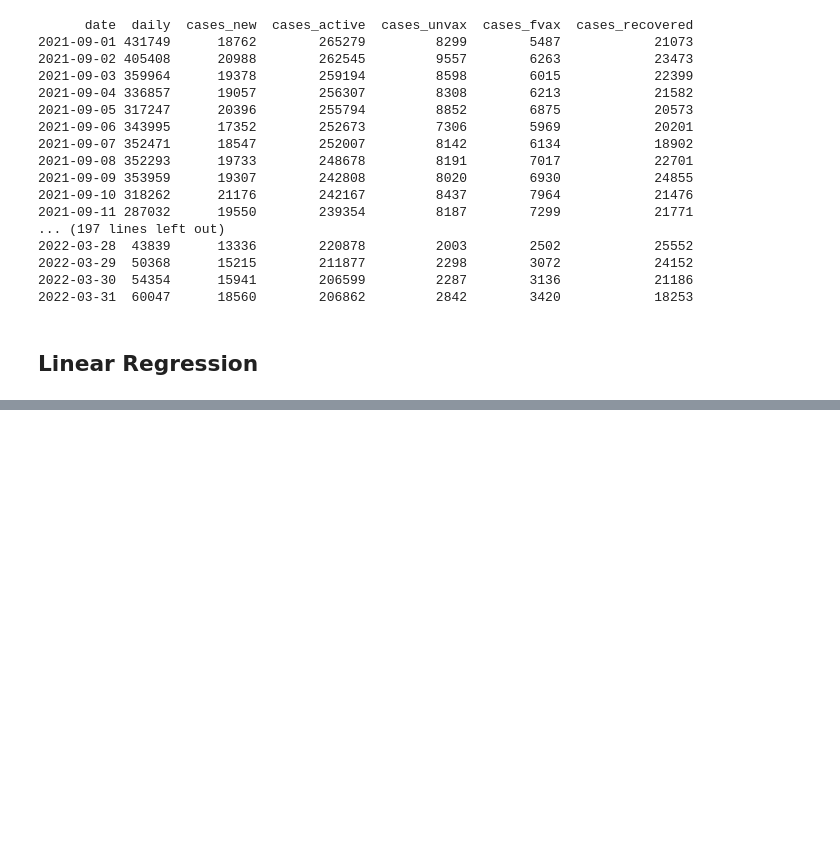
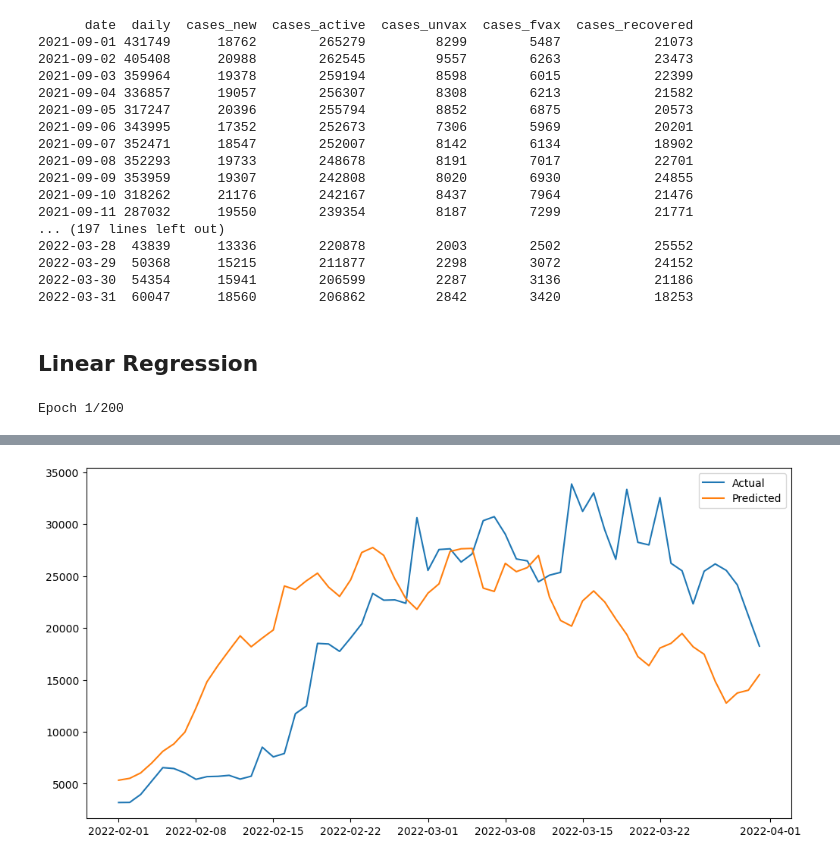
Before and after one commit to ChuaYunJuan/AI-Lab, a Jupyter notebook: AI_Week 11_Practical/Group_Lab 3_Supervised Learning.ipynb, the cells around one changed output, grey strips where cells are left out. Drawn from its saved outputs; the diff is of its cells as text; code cells hidden in the pictures; blank space fills up the shorter version.

Commit message:
Update of TensorFlow

```diff
--- a/AI_Week 11_Practical/Group_Lab 3_Supervised Learning.ipynb
+++ b/AI_Week 11_Practical/Group_Lab 3_Supervised Learning.ipynb
@@ -77,0 +69,43 @@ test_data = df[(df['date'] >= '2022-02-01') & (df['date'] <= '2022-03-31')]
+# %%
+import tensorflow as tf
+from sklearn.model_selection import train_test_split
+from sklearn.preprocessing import StandardScaler
+import pandas as pd
+import numpy as np
+import matplotlib.pyplot as plt
+
+train_data = df_final[(df_final['date'] >= '2021-09-01') & (df_final['date'] <= '2022-01-31')]
+test_data = df_final[(df_final['date'] >= '2022-02-01') & (df_final['date'] <= '2022-03-31')]
+
+X_train = train_data[['daily', 'cases_new', 'cases_active', 'cases_unvax', 'cases_fvax']]
+y_train = train_data['cases_recovered']
+
+X_test = test_data[['daily', 'cases_new', 'cases_active', 'cases_unvax', 'cases_fvax']]
+y_test = test_data['cases_recovered']
+
+X_train, X_val, y_train, y_val = train_test_split(X_train, y_train, test_size=0.1, random_state=42)
+
+model = tf.keras.Sequential([
+    tf.keras.layers.Dense(1, input_shape=(X_train.shape[1],))
+])
+
+model.compile(optimizer='adam', loss='mse')
+
+# Fit the model
+history = model.fit(X_train, y_train, epochs=200, validation_data=(X_val, y_val))
+
+# Evaluate the model
+test_loss = model.evaluate(X_test, y_test)
+print(f'Test Loss: {test_loss}')
+
+# Make predictions
+predictions = model.predict(X_test)
+
+# Plot the predictions and the actual values in date domain
+plt.figure(figsize=(12, 6))
+plt.plot(test_data['date'], y_test, label='Actual')
+plt.plot(test_data['date'], predictions, label='Predicted')
+plt.legend()
+plt.show()
+# %% [output]
+Epoch 1/200
@@ -77,0 +129 @@ test_data = df[(df['date'] >= '2022-02-01') & (df['date'] <= '2022-03-31')]
+[figure, added]
```
Also changed, not shown: parts of 2 cells of this notebook.
